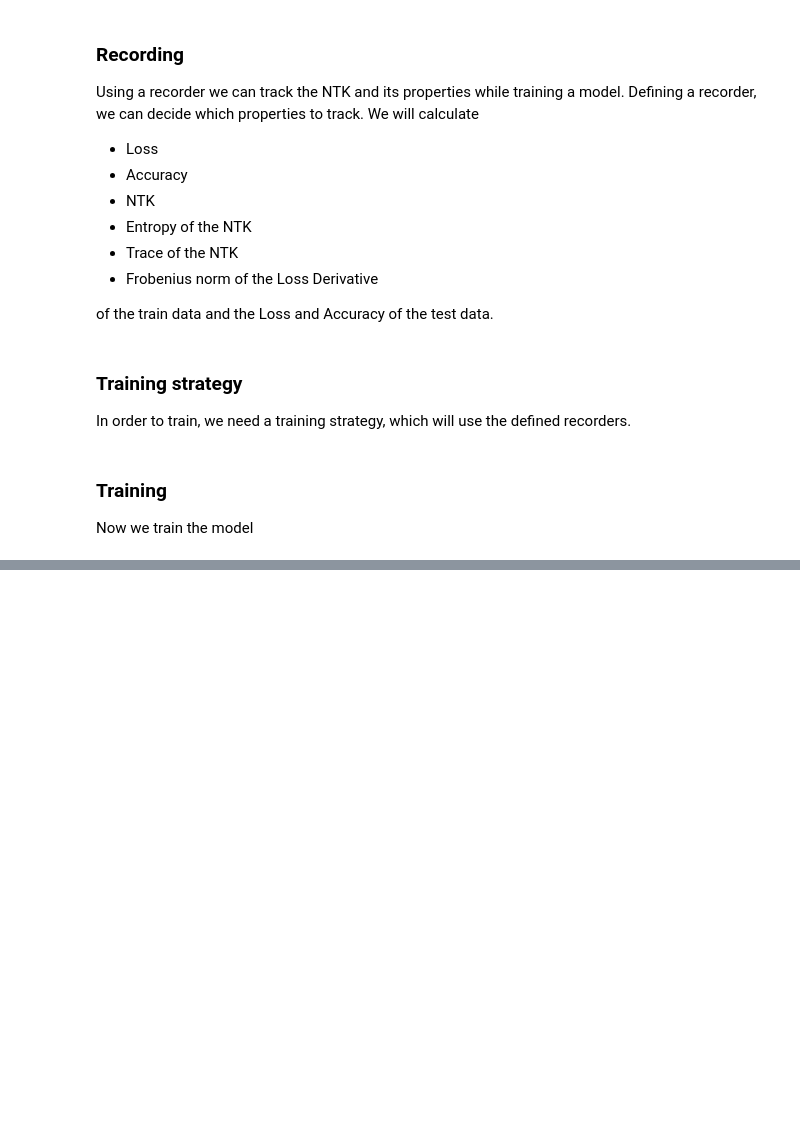
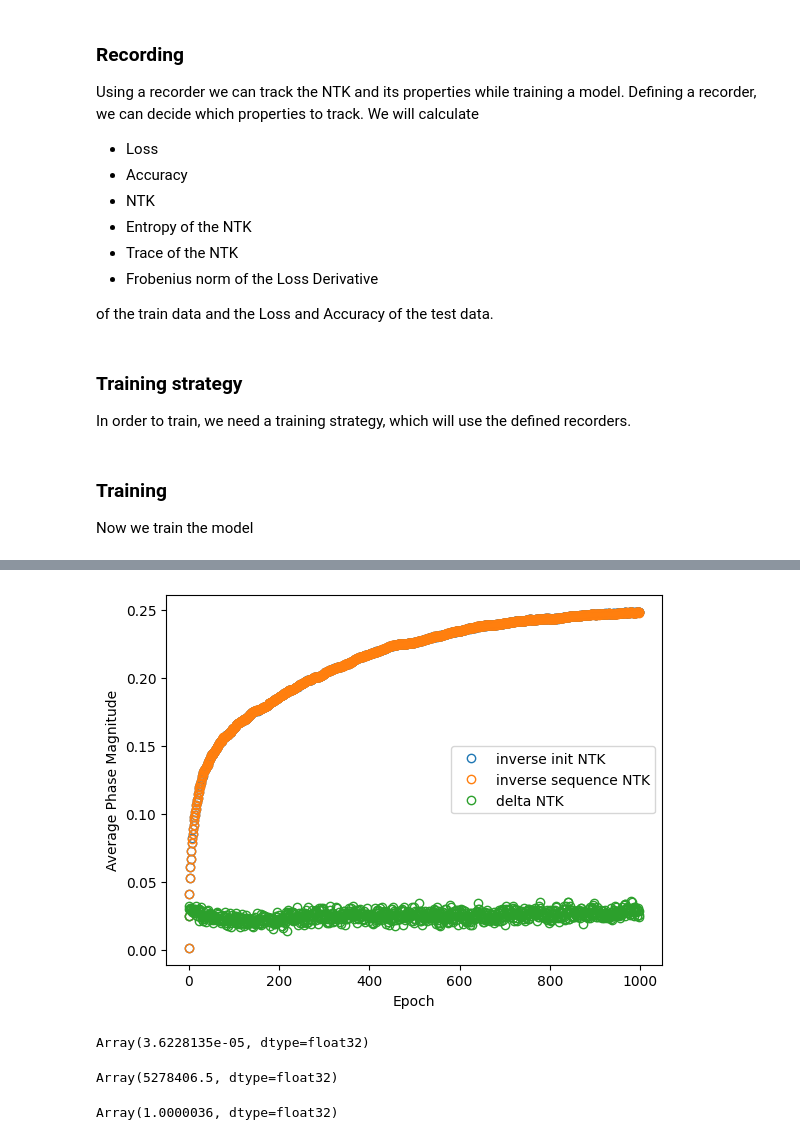
Before and after one commit to zincware/ZnNL, a Jupyter notebook: examples/Computing-Collective-Variables.ipynb, the cells around one changed output, grey strips where cells are left out. Cells and saved outputs as stored; diff of their text form; code cells hidden in the pictures; blank space fills up the shorter version.

```diff
--- a/examples/Computing-Collective-Variables.ipynb
+++ b/examples/Computing-Collective-Variables.ipynb
@@ -188,0 +257,42 @@ plt.show()
+# %%
+# Calculate the average
+transformation = np.array([np.dot(ntk_sequence[i], ntk_inv[0]) for i in range(len(ntk_sequence)-1)])
+transformation_2 = np.array([np.dot(ntk_sequence[0], ntk_inv[i]) for i in range(len(ntk_sequence)-1)])
+transformation_delta = np.array([np.dot(ntk_inv[i], ntk_sequence[i+1]) for i in range(len(ntk_sequence)-1)])
+
+# Compute the polar decomposition of each transformation matrix
+polar_decomposed = np.array([polar(i) for i in transformation])
+polar_decomposed_2 = np.array([polar(i) for i in transformation_2])
+polar_decomposed_delta = np.array([polar(i) for i in transformation_delta])
+
+phases = [np.angle(onp.linalg.eig(rot_matrix)[0]) for rot_matrix in polar_decomposed[:, 0]]
+phases_avg = np.abs(np.array(phases)).mean(axis=1)
+phases_2 = [np.angle(onp.linalg.eig(rot_matrix)[0]) for rot_matrix in polar_decomposed_2[:, 0]]
+phases_avg_2 = np.abs(np.array(phases_2)).mean(axis=1)
+phases_delta = [np.angle(onp.linalg.eig(rot_matrix)[0]) for rot_matrix in polar_decomposed_delta[:, 0]]
+phases_avg_delta = np.abs(np.array(phases_delta)).mean(axis=1)
+# %%
+plt.plot(phases_avg, 'o', mfc='None', label="inverse init NTK")
+plt.plot(phases_avg_2, 'o', mfc='None', label="inverse sequence NTK")
+plt.plot(phases_avg_delta, 'o', mfc='None', label="delta NTK")
+plt.xlabel("Epoch")
+plt.ylabel("Average Phase Magnitude")
+plt.legend()
+plt.show()
+# %% [output]
+[figure, added]
+# %%
+# Test whether the inverse is correct
+next_ntk = np.array([np.dot(ntk_sequence[i], transform) for i, transform in enumerate(transformation)])
+noise = next_ntk - ntk_sequence[1:]
+signal_to_noise_inverse = np.sum(ntk_sequence[:-1]**2) / np.sum(noise**2)
+signal_to_noise_inverse
+# %% [output]
+Array(3.6228135e-05, dtype=float32)
+# %%
+# Test whether the polar decomposition is correct
+test_decomposed = np.array([np.dot(p[0], p[1]) for p in polar_decomposed])
+signal_to_noise_decomposition = np.sum(transformation) / np.sum(test_decomposed - transformation)
+signal_to_noise_decomposition
+# %% [output]
+Array(5278406.5, dtype=float32)
@@ -188,0 +311,4 @@ plt.show()
+# %%
+np.linalg.det(rotation_sequence[9])
+# %% [output]
+Array(1.0000036, dtype=float32)
```
Also changed, not shown: parts of 45 cells of this notebook.
